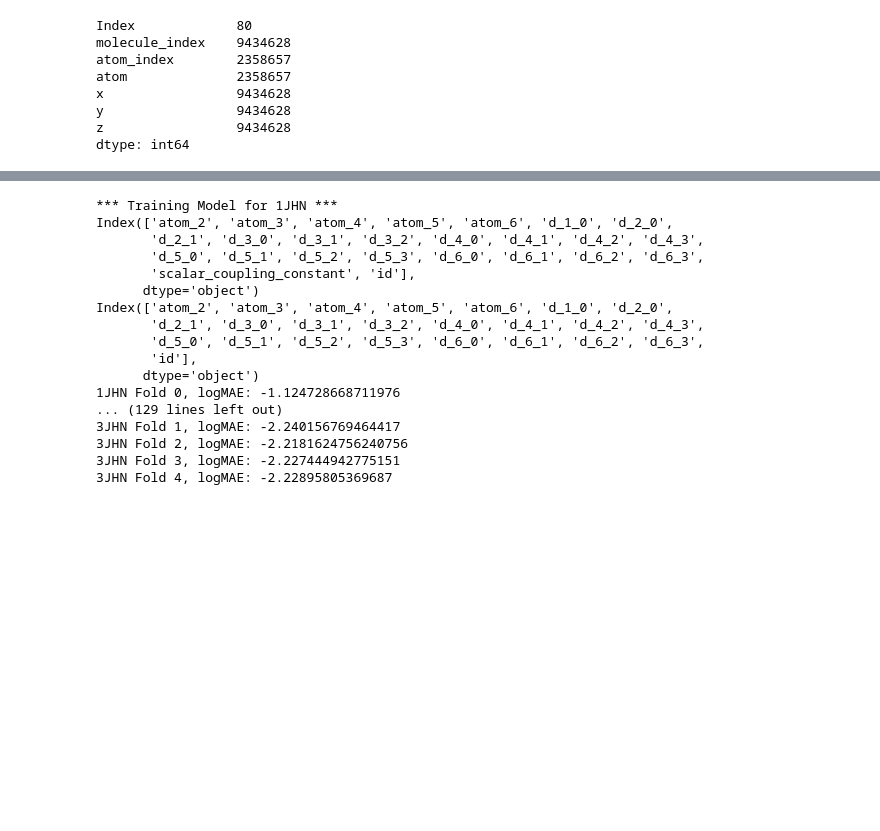
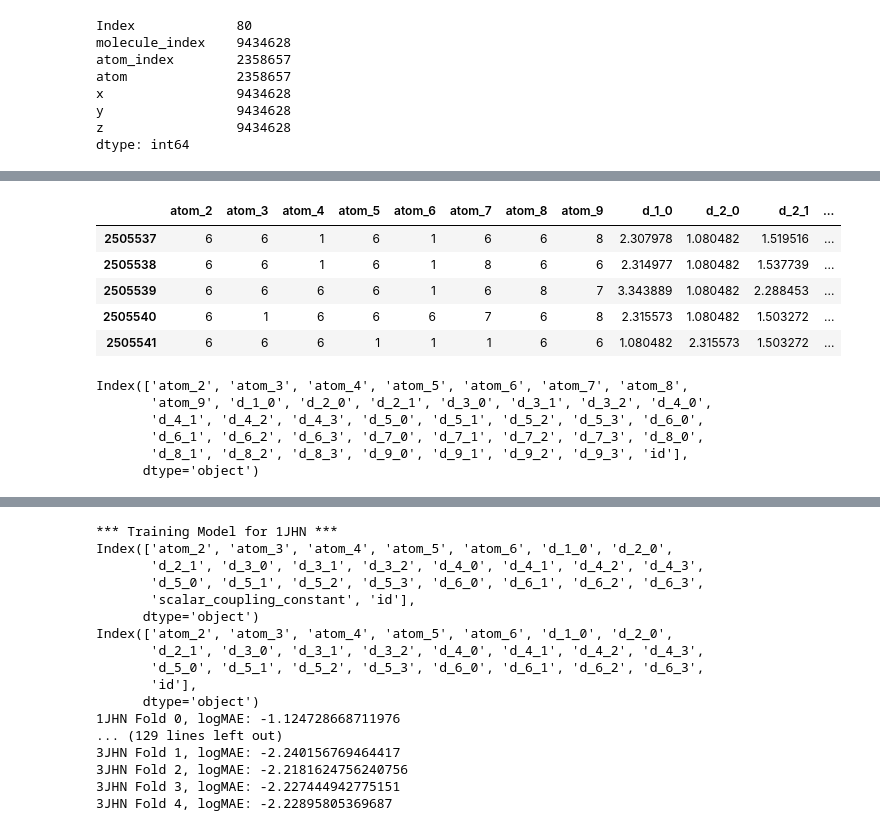
Before and after one commit to arhow/MolecularProperties, a Jupyter notebook: molecularproperties/extract_features/distance-is-all-you-need-lb-1-481.ipynb, the cells around one changed output, grey strips where cells are left out. Saved outputs shown, nothing was run; the diff lists cells and outputs as text; code cells hidden in the pictures; blank space fills up the shorter version.

```diff
--- a/molecularproperties/extract_features/distance-is-all-you-need-lb-1-481.ipynb
+++ b/molecularproperties/extract_features/distance-is-all-you-need-lb-1-481.ipynb
@@ -330,0 +414,14 @@ unique_columns = list(set(unique_columns))
+# %%
+df_test = pd.DataFrame()
+for type_ in ['1JHN', '1JHC', '2JHH', '2JHN', '2JHC', '3JHH', '3JHC', '3JHN']:
+
+    full = build_couple_dataframe(test_csv, structures_csv, type_, n_atoms=10)
+    print(full.shape)
+
+    df = take_n_atoms(full, 10)
+    # LightGBM performs better with 0-s then with NaN-s
+    df = df.fillna(0)
+
+    df_test = pd.concat([df_test, df], axis=0)
+
+# df.columns
@@ -330,0 +437,20 @@ unique_columns = list(set(unique_columns))
+# %%
+df_test = df_test.sort_values(by=['id']).reset_index(drop=True)
+# %%
+df_test.tail()
+# %% [output]
+|  | atom_2 | atom_3 | atom_4 | atom_5 | atom_6 | atom_7 | atom_8 | atom_9 | d_1_0 | d_2_0 | d_2_1 | ... |
+| 2505537 | 6 | 6 | 1 | 6 | 1 | 6 | 6 | 8 | 2.307978 | 1.080482 | 1.519516 | ... |
+| 2505538 | 6 | 6 | 1 | 6 | 1 | 8 | 6 | 6 | 2.314977 | 1.080482 | 1.537739 | ... |
+| 2505539 | 6 | 6 | 6 | 6 | 1 | 6 | 8 | 7 | 3.343889 | 1.080482 | 2.288453 | ... |
+| 2505540 | 6 | 1 | 6 | 6 | 6 | 7 | 6 | 8 | 2.315573 | 1.080482 | 1.503272 | ... |
+| 2505541 | 6 | 6 | 6 | 1 | 1 | 1 | 6 | 6 | 1.080482 | 2.315573 | 1.503272 | ... |
+# %%
+df_test.columns
+# %% [output]
+Index(['atom_2', 'atom_3', 'atom_4', 'atom_5', 'atom_6', 'atom_7', 'atom_8',
+       'atom_9', 'd_1_0', 'd_2_0', 'd_2_1', 'd_3_0', 'd_3_1', 'd_3_2', 'd_4_0',
+       'd_4_1', 'd_4_2', 'd_4_3', 'd_5_0', 'd_5_1', 'd_5_2', 'd_5_3', 'd_6_0',
+       'd_6_1', 'd_6_2', 'd_6_3', 'd_7_0', 'd_7_1', 'd_7_2', 'd_7_3', 'd_8_0',
+       'd_8_1', 'd_8_2', 'd_8_3', 'd_9_0', 'd_9_1', 'd_9_2', 'd_9_3', 'id'],
+      dtype='object')
```
Also changed, not shown: parts of 64 cells of this notebook.
